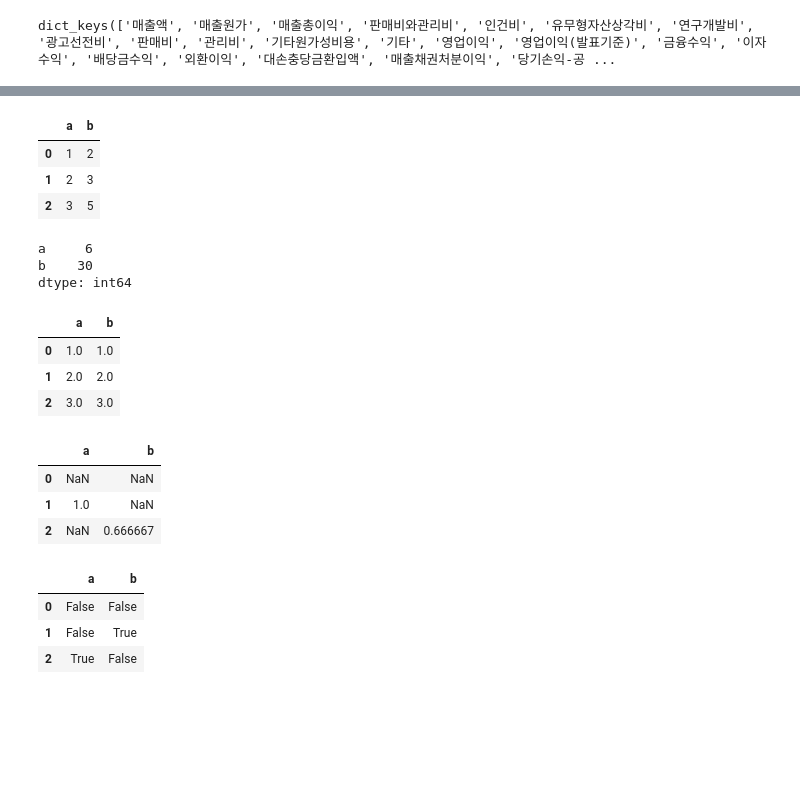
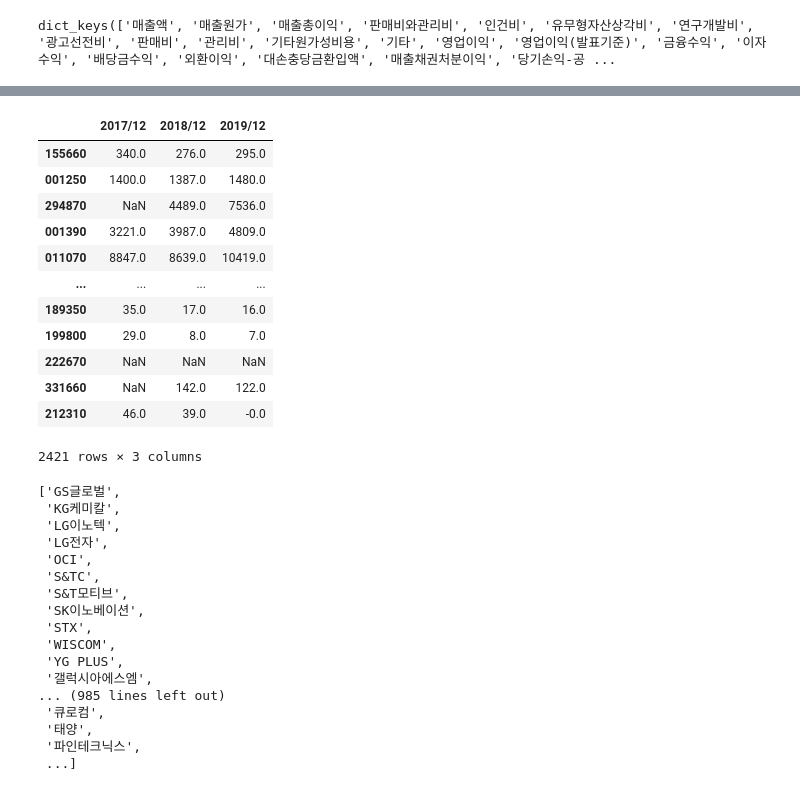
Before and after one commit to mingqook/Finance_ML, a Jupyter notebook: test.ipynb, the cells around one changed output, grey strips where cells are left out. Drawn from its saved outputs; the diff is of its cells as text; code cells hidden in the pictures; blank space fills up the shorter version.

```diff
--- a/test.ipynb
+++ b/test.ipynb
@@ -186,34 +125,36 @@ dtype: float64
-# %%
-aa
-# %% [output]
-|  | a | b |
-| 0 | 1 | 2 |
-| 1 | 2 | 3 |
-| 2 | 3 | 5 |
-# %%
-aa.prod(axis=0)
-# %% [output]
-a     6
-b    30
-dtype: int64
-# %%
-aa.rank()
-# %% [output]
-|  | a | b |
-| 0 | 1.0 | 1.0 |
-| 1 | 2.0 | 2.0 |
-| 2 | 3.0 | 3.0 |
-# %%
-aa.pct_change()[aa.pct_change().rank() == 2]
-# %% [output]
-|  | a | b |
-| 0 | NaN | NaN |
-| 1 | 1.0 | NaN |
-| 2 | NaN | 0.666667 |
-# %%
-aa.pct_change().rank() == 1
-# %% [output]
-|  | a | b |
-| 0 | False | False |
-| 1 | False | True |
-| 2 | True | False |
+# %%
+data_f['매출총이익']
+# %% [output]
+|  | 2017/12 | 2018/12 | 2019/12 |
+| 155660 | 340.0 | 276.0 | 295.0 |
+| 001250 | 1400.0 | 1387.0 | 1480.0 |
+| 294870 | NaN | 4489.0 | 7536.0 |
+| 001390 | 3221.0 | 3987.0 | 4809.0 |
+| 011070 | 8847.0 | 8639.0 | 10419.0 |
+| ... | ... | ... | ... |
+| 189350 | 35.0 | 17.0 | 16.0 |
+| 199800 | 29.0 | 8.0 | 7.0 |
+| 222670 | NaN | NaN | NaN |
+| 331660 | NaN | 142.0 | 122.0 |
+| 212310 | 46.0 | 39.0 | -0.0 |
+2421 rows × 3 columns
+# %%
+lp[:-3]
+# %% [output]
+['GS글로벌',
+ 'KG케미칼',
+ 'LG이노텍',
+ 'LG전자',
+ 'OCI',
+ 'S&TC',
+ 'S&T모티브',
+ 'SK이노베이션',
+ 'STX',
+ 'WISCOM',
+ 'YG PLUS',
+ '갤럭시아에스엠',
+... (985 lines left out)
+ '큐로컴',
+ '태양',
+ '파인테크닉스',
+ ...]
```
Also changed, not shown: parts of 30 cells of this notebook, 4 other files.
